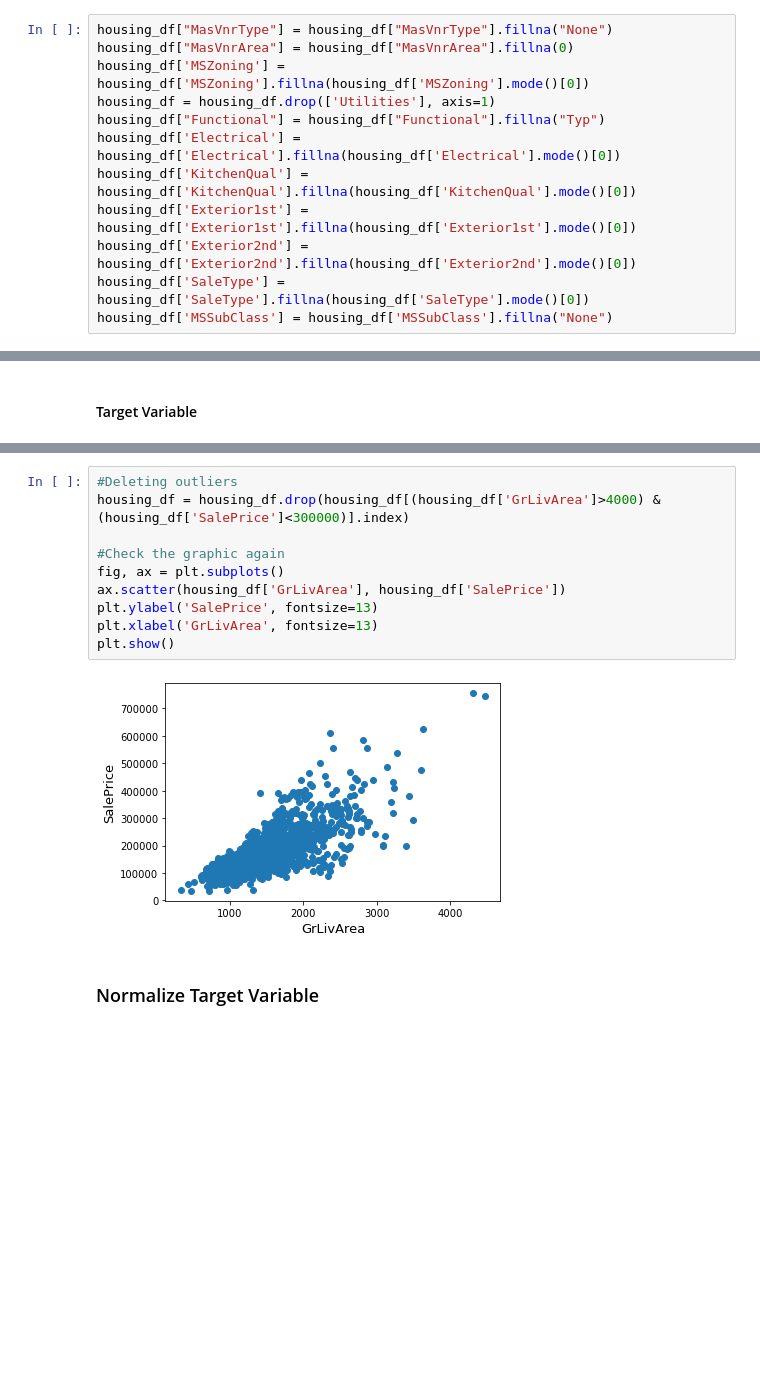
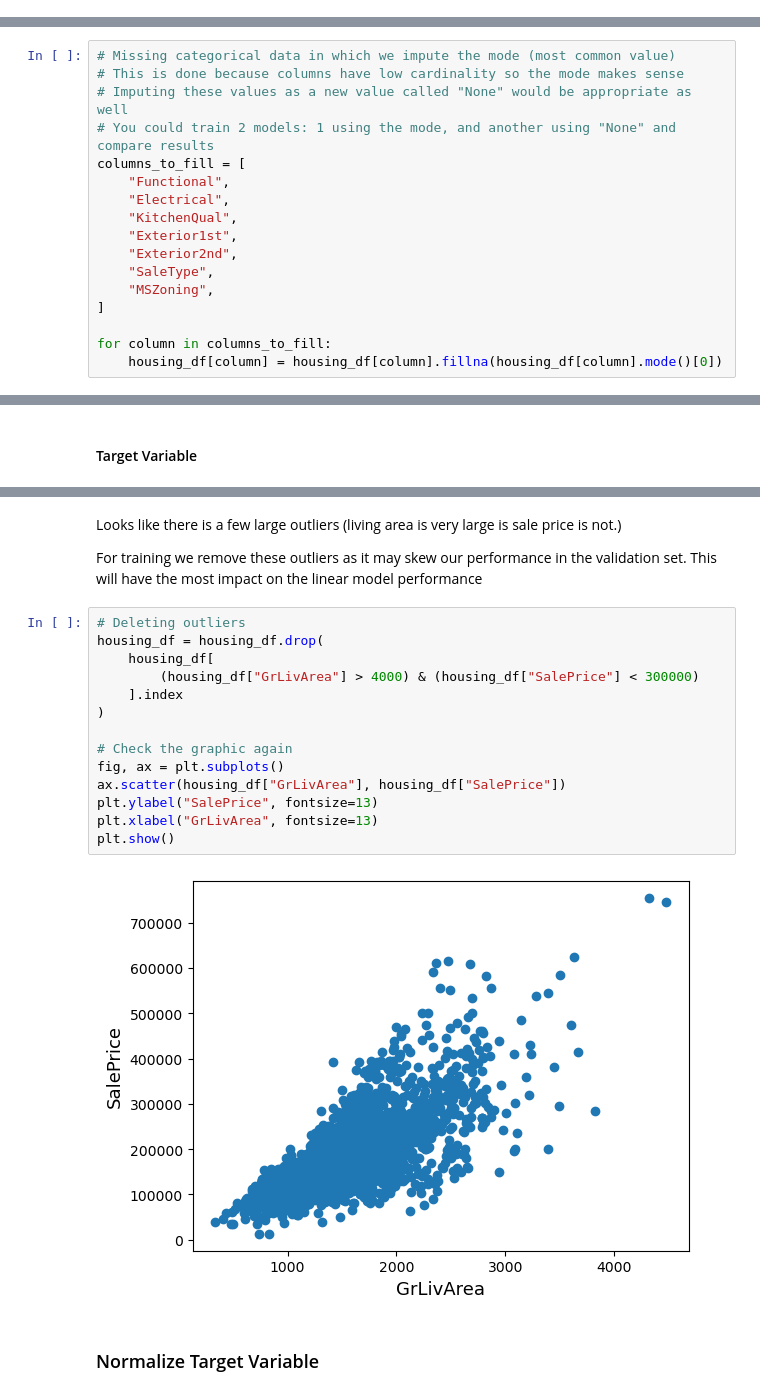
Before and after one commit to dmatlock96/Intro_Data_Science_Final_Project, a Jupyter notebook: Daniel_Matlock_Final_Project_Housing_Prices.ipynb, the cells around one changed output, grey strips where cells are left out. Saved outputs shown, nothing was run; the diff lists cells and outputs as text; blank space fills up the shorter version.

```diff
--- a/Daniel_Matlock_Final_Project_Housing_Prices.ipynb
+++ b/Daniel_Matlock_Final_Project_Housing_Prices.ipynb
@@ -150,12 +176,0 @@ for col in ('GarageYrBlt', 'GarageArea', 'GarageCars','BsmtFinSF1', 'BsmtFinSF2'
-# %%
-housing_df["MasVnrType"] = housing_df["MasVnrType"].fillna("None")
-housing_df["MasVnrArea"] = housing_df["MasVnrArea"].fillna(0)
-housing_df['MSZoning'] = housing_df['MSZoning'].fillna(housing_df['MSZoning'].mode()[0])
-housing_df = housing_df.drop(['Utilities'], axis=1)
-housing_df["Functional"] = housing_df["Functional"].fillna("Typ")
-housing_df['Electrical'] = housing_df['Electrical'].fillna(housing_df['Electrical'].mode()[0])
-housing_df['KitchenQual'] = housing_df['KitchenQual'].fillna(housing_df['KitchenQual'].mode()[0])
-housing_df['Exterior1st'] = housing_df['Exterior1st'].fillna(housing_df['Exterior1st'].mode()[0])
-housing_df['Exterior2nd'] = housing_df['Exterior2nd'].fillna(housing_df['Exterior2nd'].mode()[0])
-housing_df['SaleType'] = housing_df['SaleType'].fillna(housing_df['SaleType'].mode()[0])
-housing_df['MSSubClass'] = housing_df['MSSubClass'].fillna("None")
@@ -161,0 +259,17 @@ housing_df['MSSubClass'] = housing_df['MSSubClass'].fillna("None")
+# %%
+# Missing categorical data in which we impute the mode (most common value)
+# This is done because columns have low cardinality so the mode makes sense
+# Imputing these values as a new value called "None" would be appropriate as well
+# You could train 2 models: 1 using the mode, and another using "None" and compare results
+columns_to_fill = [
+    "Functional",
+    "Electrical",
+    "KitchenQual",
+    "Exterior1st",
+    "Exterior2nd",
+    "SaleType",
+    "MSZoning",
+]
+
+for column in columns_to_fill:
+    housing_df[column] = housing_df[column].fillna(housing_df[column].mode()[0])
@@ -182,14 +345,22 @@ plt.show()
+# %% [markdown]
+Looks like there is a few large outliers (living area is very large is sale price is not.)
+
+For training we remove these outliers as it may skew our performance in the validation set. This will have the most impact on the linear model performance
 # %%
-#Deleting outliers
-housing_df = housing_df.drop(housing_df[(housing_df['GrLivArea']>4000) & (housing_df['SalePrice']<300000)].index)
+# Deleting outliers
+housing_df = housing_df.drop(
+    housing_df[
+        (housing_df["GrLivArea"] > 4000) & (housing_df["SalePrice"] < 300000)
+    ].index
+)
 
-#Check the graphic again
+# Check the graphic again
 fig, ax = plt.subplots()
-ax.scatter(housing_df['GrLivArea'], housing_df['SalePrice'])
-plt.ylabel('SalePrice', fontsize=13)
-plt.xlabel('GrLivArea', fontsize=13)
+ax.scatter(housing_df["GrLivArea"], housing_df["SalePrice"])
+plt.ylabel("SalePrice", fontsize=13)
+plt.xlabel("GrLivArea", fontsize=13)
 plt.show()
 # %% [output]
-[figure, old version]
+[figure, new version]
 # %% [markdown]
 ### Normalize Target Variable
```
Also changed, not shown: parts of 132 cells of this notebook, 2 other files.
